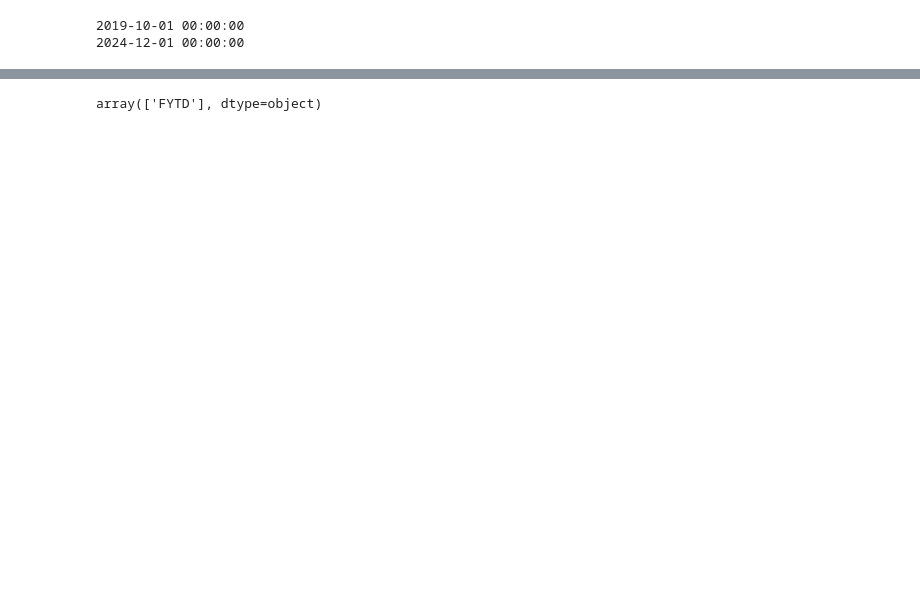
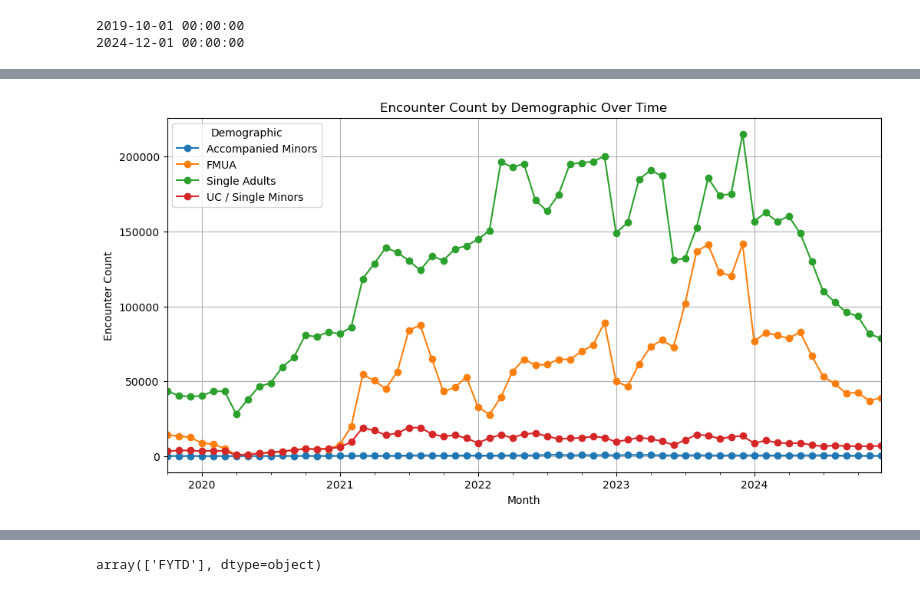
Before and after one commit to alanklin/AA-Capstone, a Jupyter notebook: Code/Notebooks/week2_eda_state.ipynb, the cells around one changed output, grey strips where cells are left out. Saved outputs shown, nothing was run; the diff lists cells and outputs as text; code cells hidden in the pictures; blank space fills up the shorter version.

```diff
--- a/Code/Notebooks/week2_eda_state.ipynb
+++ b/Code/Notebooks/week2_eda_state.ipynb
@@ -114,0 +145,18 @@ print(state_data["MonthDate"].max())
+# %%
+demo_df = state_data[["Demographic", "Encounter Count", "MonthDate"]]
+
+df_agg = demo_df.groupby(['MonthDate', 'Demographic'])['Encounter Count'].sum().reset_index()
+df_pivot = df_agg.pivot(index='MonthDate', columns='Demographic', values='Encounter Count')
+
+# Plot the data
+fig, ax = plt.subplots(figsize=(12,6))
+df_pivot.plot(ax=ax, marker='o')  # Assign ax to the plot
+plt.xlabel('Month')
+plt.ylabel('Encounter Count')
+plt.title('Encounter Count by Demographic Over Time')
+plt.legend(title='Demographic')
+plt.grid(True)
+color_map = {label: line.get_color() for label, line in zip(df_pivot.columns, ax.get_lines())}
+plt.show()
+# %% [output]
+[figure, added]
```
Also changed, not shown: parts of 21 cells of this notebook, 1 other file.
